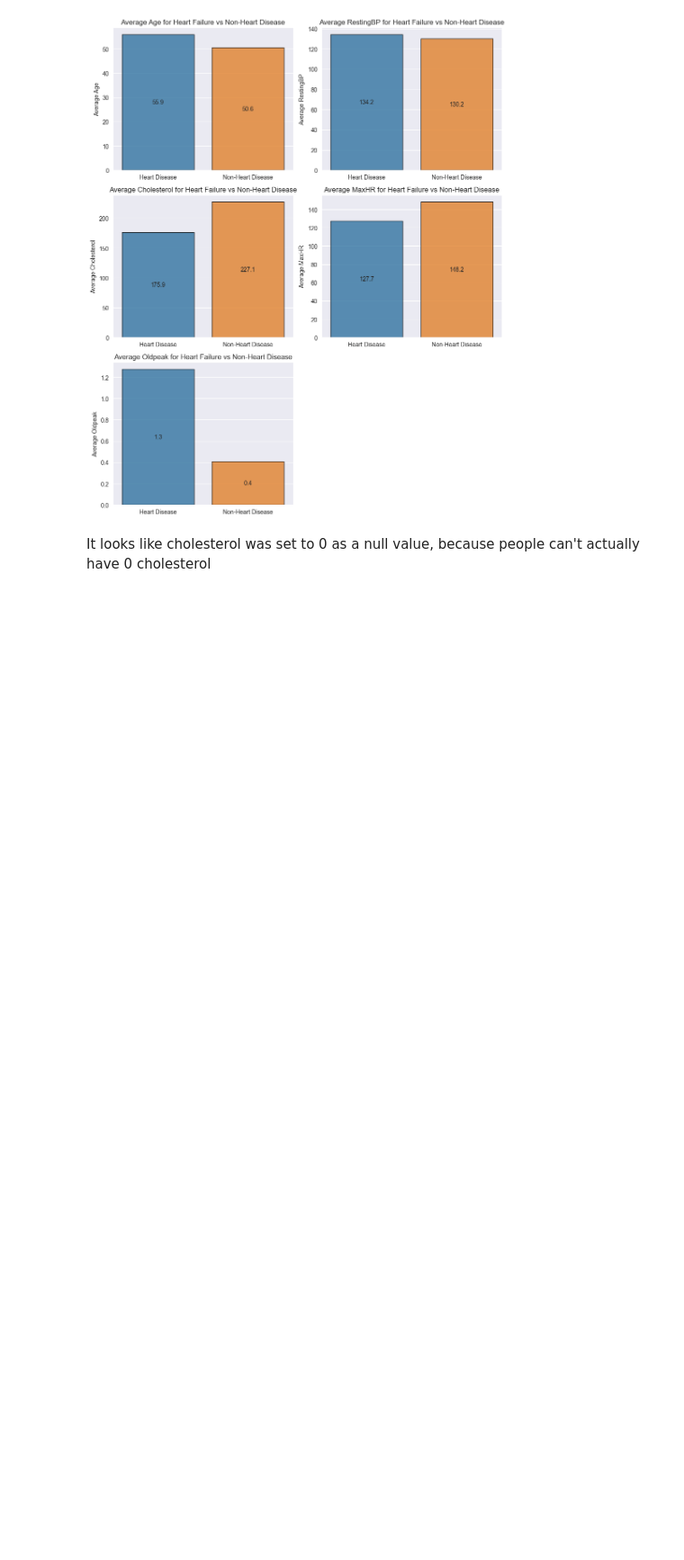
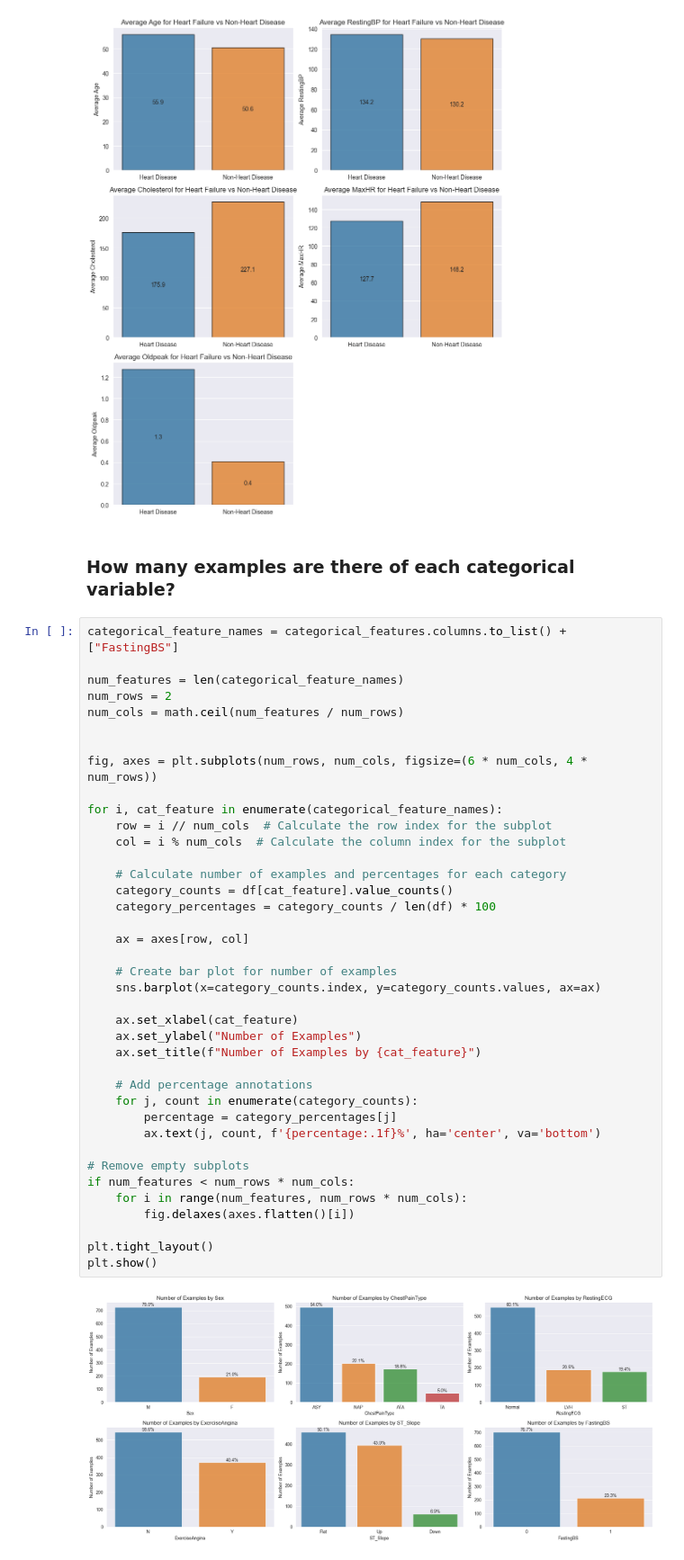
Before and after one commit to nripstein/Heart-Disease-Prediction, a Jupyter notebook: heart failure prediction notebook.ipynb, the cells around one changed output. Shown: that part at 90% size. Cells and saved outputs as stored; diff of their text form; blank space fills up the shorter version.

```diff
--- a/heart failure prediction notebook.ipynb
+++ b/heart failure prediction notebook.ipynb
@@ -263,5 +222,46 @@ plt.tight_layout()
 plt.show()
 # %% [output]
 [figure]
-# %% [markdown]
-It looks like cholesterol was set to 0 as a null value, because people can't actually have 0 cholesterol
+# %% [markdown]
+### How many examples are there of each categorical variable?
+# %%
+categorical_feature_names = categorical_features.columns.to_list() + ["FastingBS"]
+
+num_features = len(categorical_feature_names)
+num_rows = 2
+num_cols = math.ceil(num_features / num_rows)
+
+
+fig, axes = plt.subplots(num_rows, num_cols, figsize=(6 * num_cols, 4 * num_rows))
+
+for i, cat_feature in enumerate(categorical_feature_names):
+    row = i // num_cols  # Calculate the row index for the subplot
+    col = i % num_cols  # Calculate the column index for the subplot
+
+    # Calculate number of examples and percentages for each category
+    category_counts = df[cat_feature].value_counts()
+    category_percentages = category_counts / len(df) * 100
+
+    ax = axes[row, col]
+
+    # Create bar plot for number of examples
+    sns.barplot(x=category_counts.index, y=category_counts.values, ax=ax)
+
+    ax.set_xlabel(cat_feature)
+    ax.set_ylabel("Number of Examples")
+    ax.set_title(f"Number of Examples by {cat_feature}")
+
+    # Add percentage annotations
+    for j, count in enumerate(category_counts):
+        percentage = category_percentages[j]
+        ax.text(j, count, f'{percentage:.1f}%', ha='center', va='bottom')
+
+# Remove empty subplots
+if num_features < num_rows * num_cols:
+    for i in range(num_features, num_rows * num_cols):
+        fig.delaxes(axes.flatten()[i])
+
+plt.tight_layout()
+plt.show()
+# %% [output]
+[figure, added]
```
Also changed, not shown: parts of 18 cells of this notebook.
